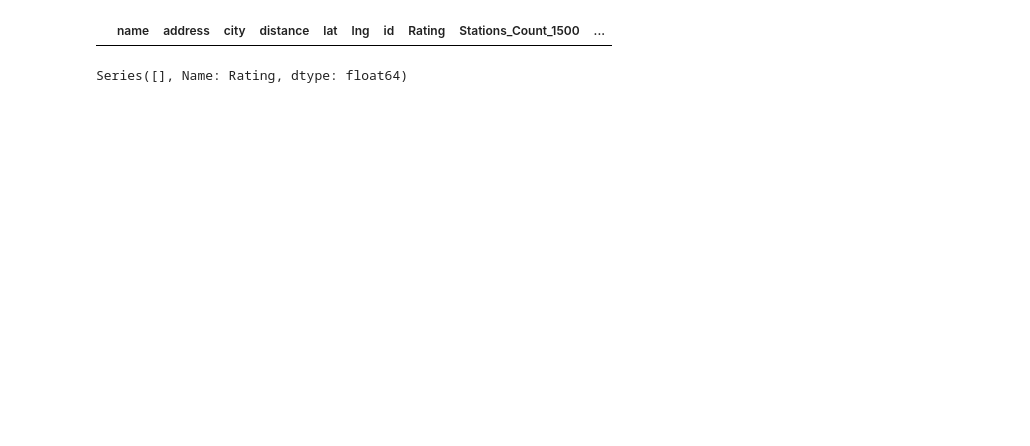
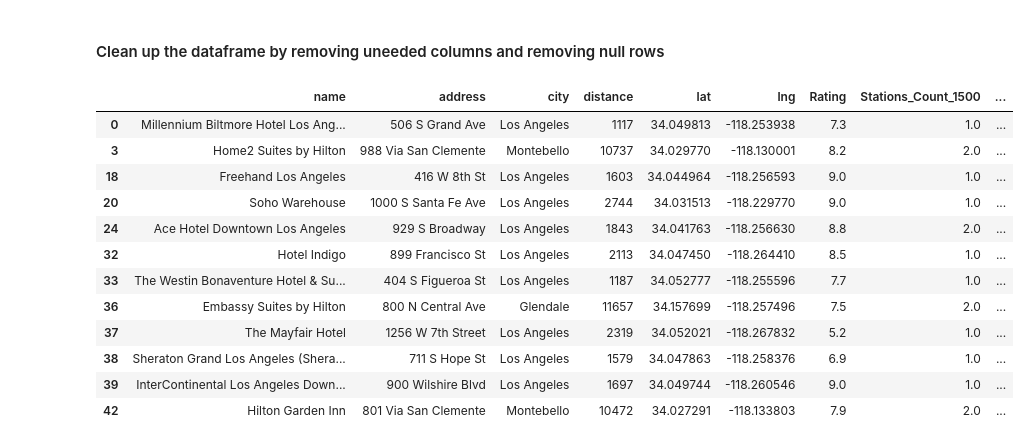
Before and after one commit to dlw5007/Coursera_Capstone, a Jupyter notebook: Capstone Project.ipynb, the cells around one changed output. Drawn from its saved outputs; the diff is of its cells as text; code cells hidden in the pictures; blank space fills up the shorter version.

```diff
--- a/Capstone Project.ipynb
+++ b/Capstone Project.ipynb
@@ -208,12 +230,6 @@ nan
+# %% [markdown]
+#### Clean up the dataframe by removing uneeded columns and removing null rows
 # %%
 dataframe_hotel_filtered.dropna(subset=['Rating','Stations_Count_1500'],inplace=True)
 dataframe_hotel_filtered.drop(columns=['country','cc','categories','crossStreet','formattedAddress','labeledLatLngs','neighborhood','postalCode','state'],inplace=True)
 #dataframe_hotel_filtered = dataframe_hotel_filtered[dataframe_hotel_filtered.Stations_Count_1500 > 0]
-# %%
-dataframe_hotel_filtered.head()
-# %% [output]
-|  | name | address | city | distance | lat | lng | id | Rating | Stations_Count_1500 | ... |
-# %%
-dataframe_hotel_filtered['Rating']
-# %% [output]
-Series([], Name: Rating, dtype: float64)
@@ -221,0 +236,20 @@ dfObj = pd.DataFrame(columns=[])
+# %%
+dataframe_hotel_filtered.head(20)
+dataframe_hotel_filtered = dataframe_hotel_filtered[dataframe_hotel_filtered['Station Min Distance']<1501]
+dataframe_hotel_filtered.head(20)
+dataframe_hotel_filtered.drop(columns=['id'],inplace=True)
+dataframe_hotel_filtered.head(20)
+# %% [output]
+|  | name | address | city | distance | lat | lng | Rating | Stations_Count_1500 | ... |
+| 0 | Millennium Biltmore Hotel Los Ang... | 506 S Grand Ave | Los Angeles | 1117 | 34.049813 | -118.253938 | 7.3 | 1.0 | ... |
+| 3 | Home2 Suites by Hilton | 988 Via San Clemente | Montebello | 10737 | 34.029770 | -118.130001 | 8.2 | 2.0 | ... |
+| 18 | Freehand Los Angeles | 416 W 8th St | Los Angeles | 1603 | 34.044964 | -118.256593 | 9.0 | 1.0 | ... |
+| 20 | Soho Warehouse | 1000 S Santa Fe Ave | Los Angeles | 2744 | 34.031513 | -118.229770 | 9.0 | 1.0 | ... |
+| 24 | Ace Hotel Downtown Los Angeles | 929 S Broadway | Los Angeles | 1843 | 34.041763 | -118.256630 | 8.8 | 2.0 | ... |
+| 32 | Hotel Indigo | 899 Francisco St | Los Angeles | 2113 | 34.047450 | -118.264410 | 8.5 | 1.0 | ... |
+| 33 | The Westin Bonaventure Hotel & Su... | 404 S Figueroa St | Los Angeles | 1187 | 34.052777 | -118.255596 | 7.7 | 1.0 | ... |
+| 36 | Embassy Suites by Hilton | 800 N Central Ave | Glendale | 11657 | 34.157699 | -118.257496 | 7.5 | 2.0 | ... |
+| 37 | The Mayfair Hotel | 1256 W 7th Street | Los Angeles | 2319 | 34.052021 | -118.267832 | 5.2 | 1.0 | ... |
+| 38 | Sheraton Grand Los Angeles (Shera... | 711 S Hope St | Los Angeles | 1579 | 34.047863 | -118.258376 | 6.9 | 1.0 | ... |
+| 39 | InterContinental Los Angeles Down... | 900 Wilshire Blvd | Los Angeles | 1697 | 34.049744 | -118.260546 | 9.0 | 1.0 | ... |
+| 42 | Hilton Garden Inn | 801 Via San Clemente | Montebello | 10472 | 34.027291 | -118.133803 | 7.9 | 2.0 | ... |
```
Also changed, not shown: parts of 12 cells of this notebook.
